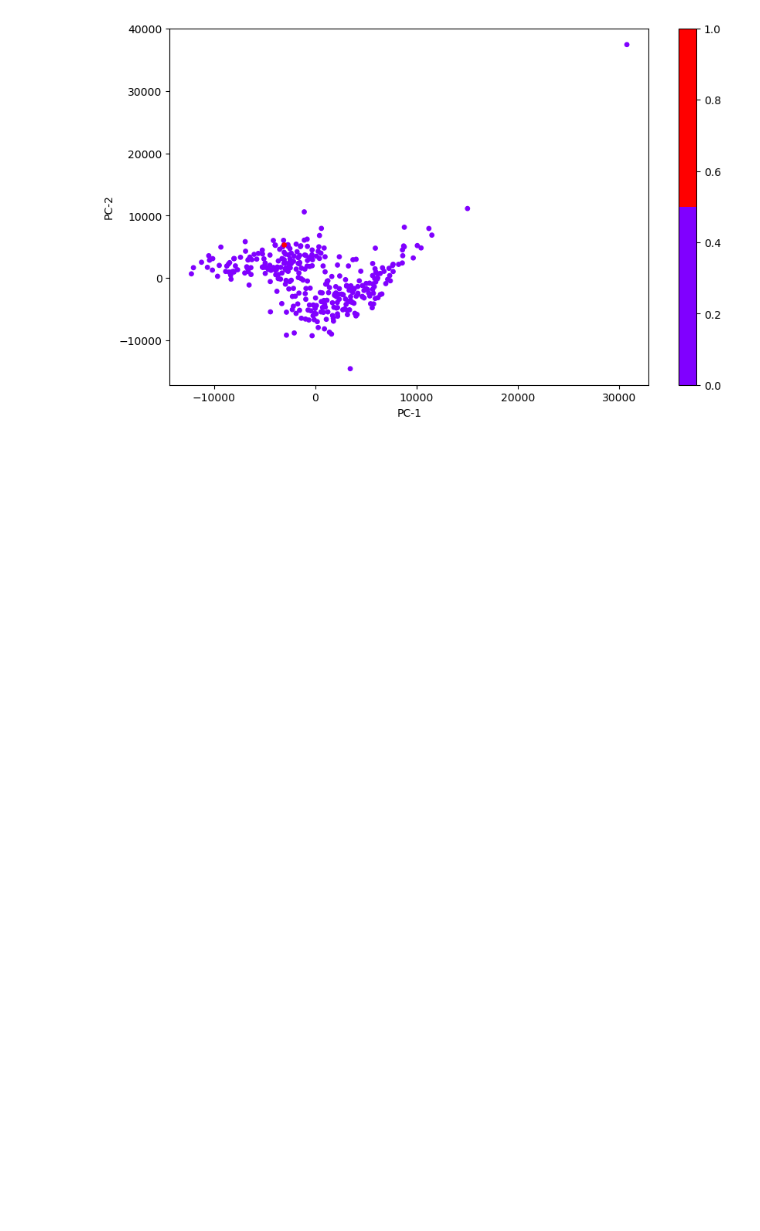
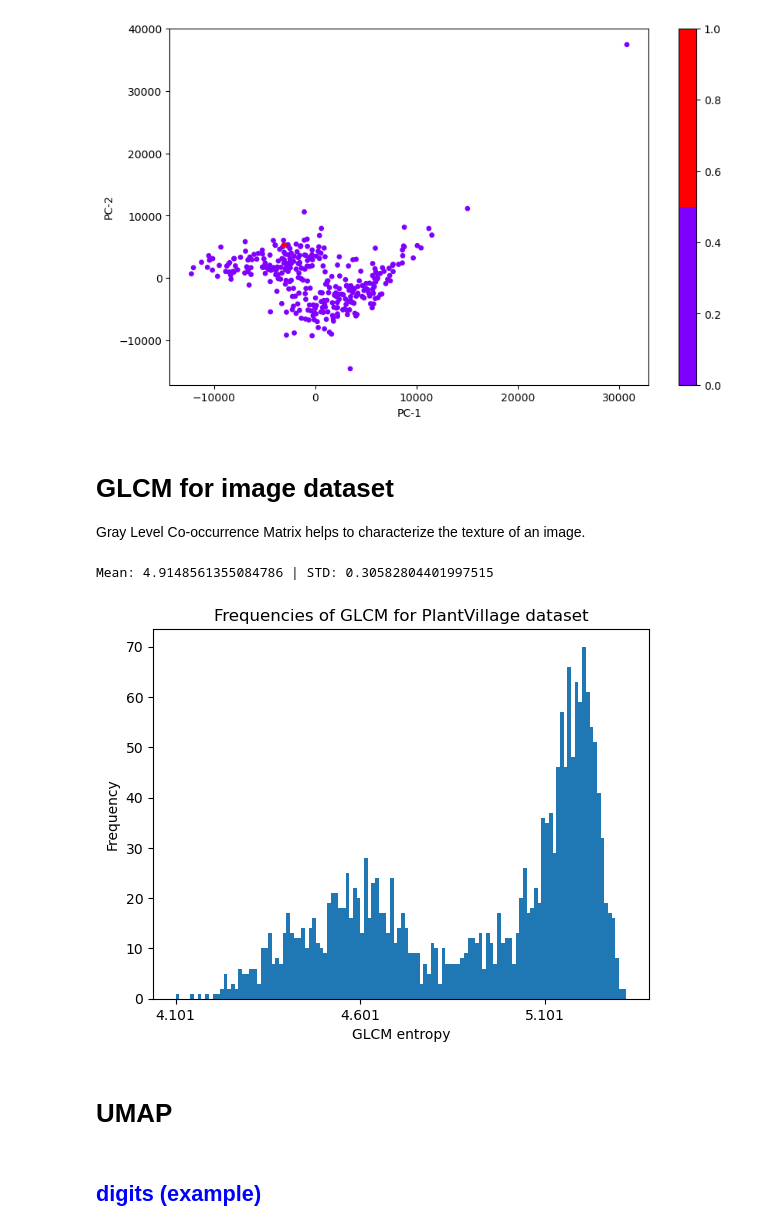
Before and after one commit to danibt656/final-thesis, a Jupyter notebook: notebooks/Intra-class-variance.ipynb, the cells around one changed output. Saved outputs shown, nothing was run; the diff lists cells and outputs as text; code cells hidden in the pictures; blank space fills up the shorter version.

```diff
--- a/notebooks/Intra-class-variance.ipynb
+++ b/notebooks/Intra-class-variance.ipynb
@@ -291,3 +335,47 @@ plt.xlabel('PC-1') , plt.ylabel('PC-2')
 plt.show()
 # %% [output]
 [figure]
+# %% [markdown]
+# GLCM for image dataset
+
+Gray Level Co-occurrence Matrix helps to characterize the texture of an image.
+# %%
+import glob
+from skimage.feature import graycomatrix
+from sklearn.metrics.cluster import entropy
+
+def glcm_entropy(data_path, dl, IMGSIZE, ext='JPG'):
+    def to_grayscale(rgb):
+        r,g,b = rgb[:,:,0], rgb[:,:,1], rgb[:,:,2]
+        return 0.2989 * r + 0.5870 * g + 0.1140 * b
+
+    ds = np.zeros((1*IMGSIZE*IMGSIZE))
+    for imgs, _ in tqdm(dl):
+        ds=np.vstack((ds, imgs.numpy().reshape(imgs.shape[0], imgs.shape[1]*imgs.shape[2]*imgs.shape[3])))
+    ds = ds[1:]
+
+    entropies = np.array([])
+    for gray_img in tqdm(ds):
+        ee = entropy(gray_img.reshape(1,IMGSIZE,IMGSIZE))
+        entropies = np.append(entropies, ee)
+
+    print('Mean:', entropies.mean(), '| STD:', entropies.std())
+
+    plt.hist(entropies, bins=np.arange(min(entropies), max(entropies), step=1e-2))
+    plt.xticks(np.arange(min(entropies), max(entropies), .5))
+    plt.xlabel('GLCM entropy')
+    plt.ylabel('Frequency')
+    plt.title(f'Frequencies of GLCM for {data_path.split("/")[2]} dataset')
+    plt.show()
+# %%
+data_transforms = transforms.Compose([
+    transforms.Grayscale(),
+    transforms.ToTensor(),
+])
+image_dataset = datasets.ImageFolder('../data/PlantVillage/train', data_transforms)
+pv_dl = torch.utils.data.DataLoader(image_dataset, batch_size=10, shuffle=True, num_workers=4)
+
+glcm_entropy(data_path='../data/PlantVillage/train', dl=pv_dl, IMGSIZE=256, ext='JPG')
+# %% [output]
+Mean: 4.9148561355084786 | STD: 0.30582804401997515
+[figure, added]
@@ -293,0 +391,4 @@ plt.show()
+# %% [markdown]
+# UMAP
+# %% [markdown]
+## <span style="color:blue">digits (example)</span>
```
Also changed, not shown: parts of 22 cells of this notebook, 14 other files.
